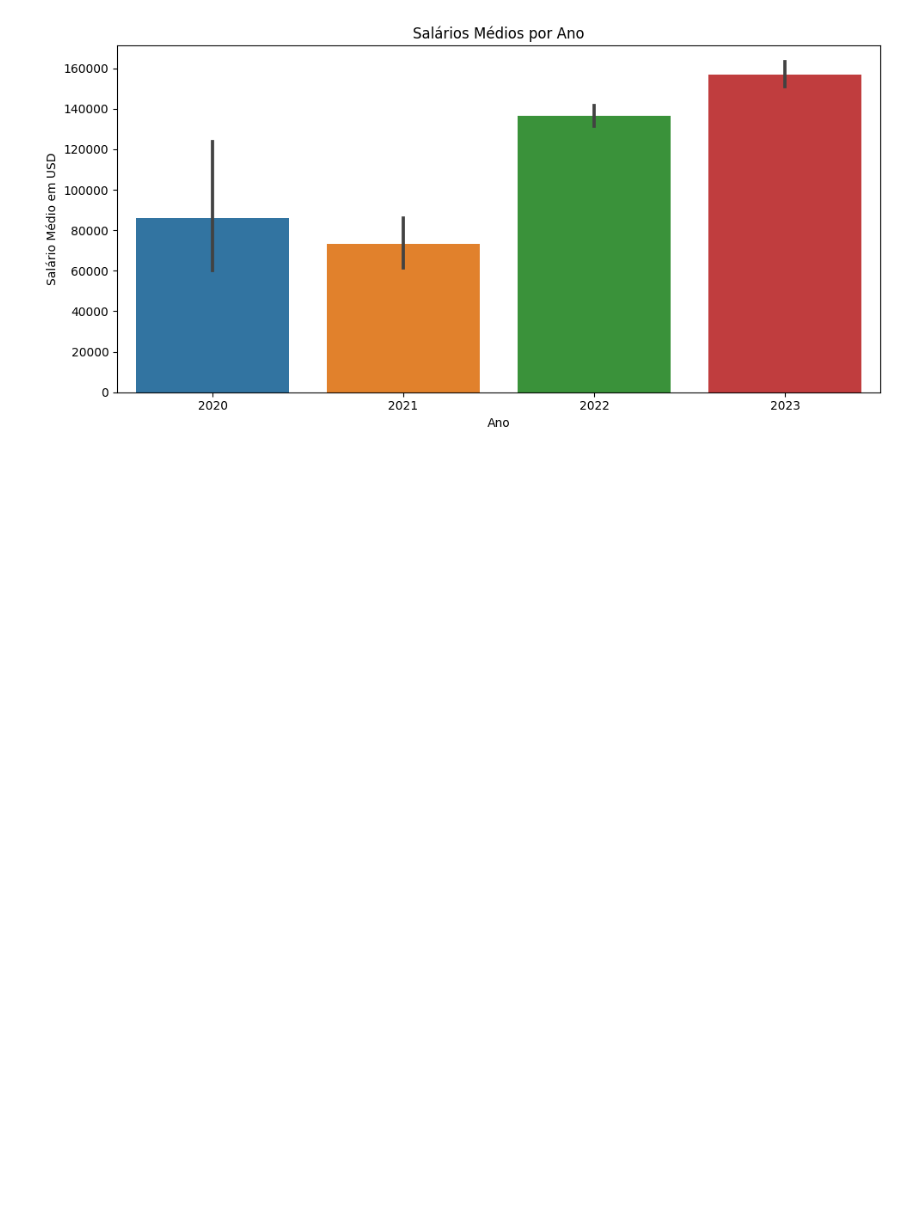
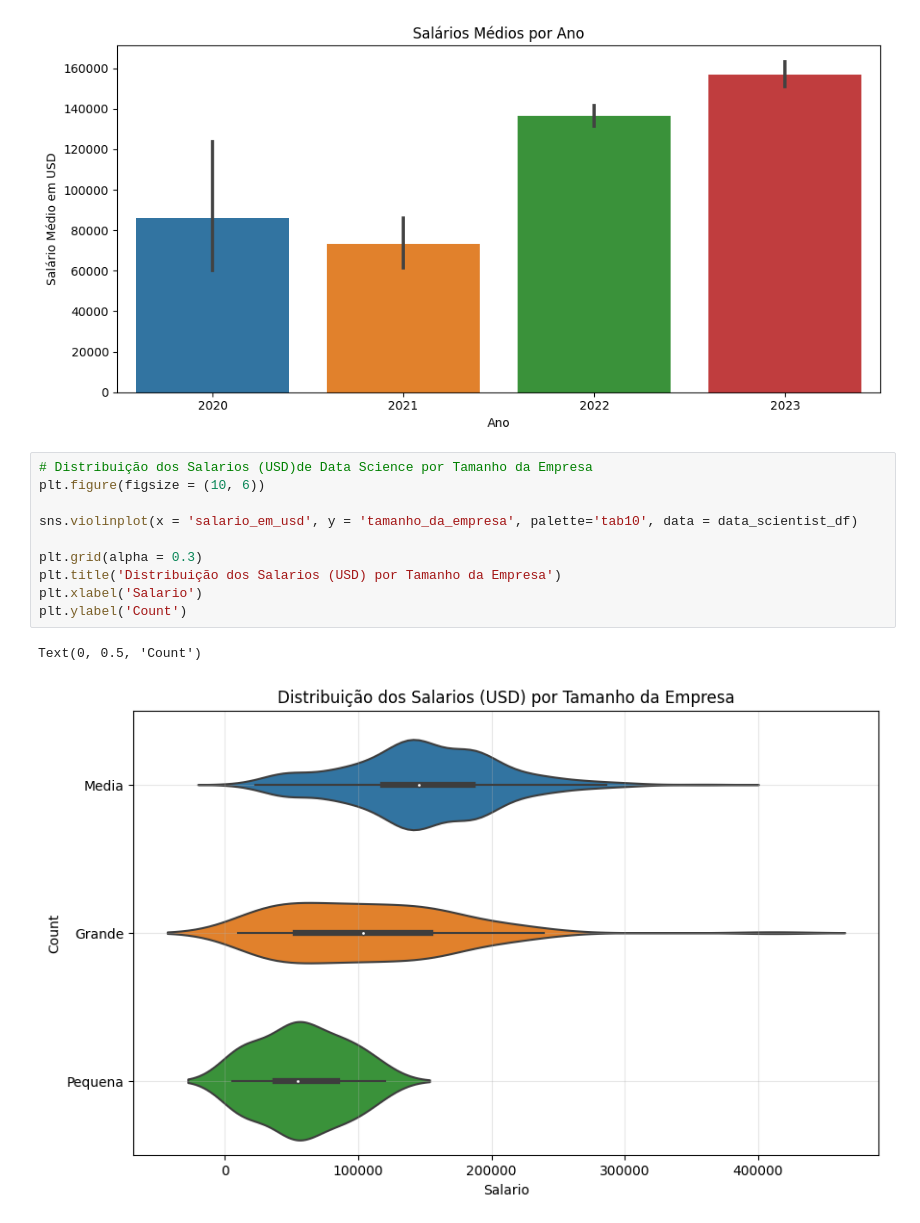
Before and after one commit to jaisson-italo/ds_salary_machine_learning_I, a Jupyter notebook: projeto_ml.ipynb, the cells around one changed output. Saved outputs shown, nothing was run; the diff lists cells and outputs as text; blank space fills up the shorter version.

Commit message:
Salarios (USD)de Data Science por Tamanho da Empresa

```diff
--- a/projeto_ml.ipynb
+++ b/projeto_ml.ipynb
@@ -313,3 +313,16 @@ plt.tight_layout()
 plt.show()
 # %% [output]
 [figure]
+# %%
+# Distribuição dos Salarios (USD)de Data Science por Tamanho da Empresa
+plt.figure(figsize = (10, 6))
+
+sns.violinplot(x = 'salario_em_usd', y = 'tamanho_da_empresa', palette='tab10', data = data_scientist_df)
+
+plt.grid(alpha = 0.3)
+plt.title('Distribuição dos Salarios (USD) por Tamanho da Empresa')
+plt.xlabel('Salario')
+plt.ylabel('Count')
+# %% [output]
+Text(0, 0.5, 'Count')
+[figure, added]
```
